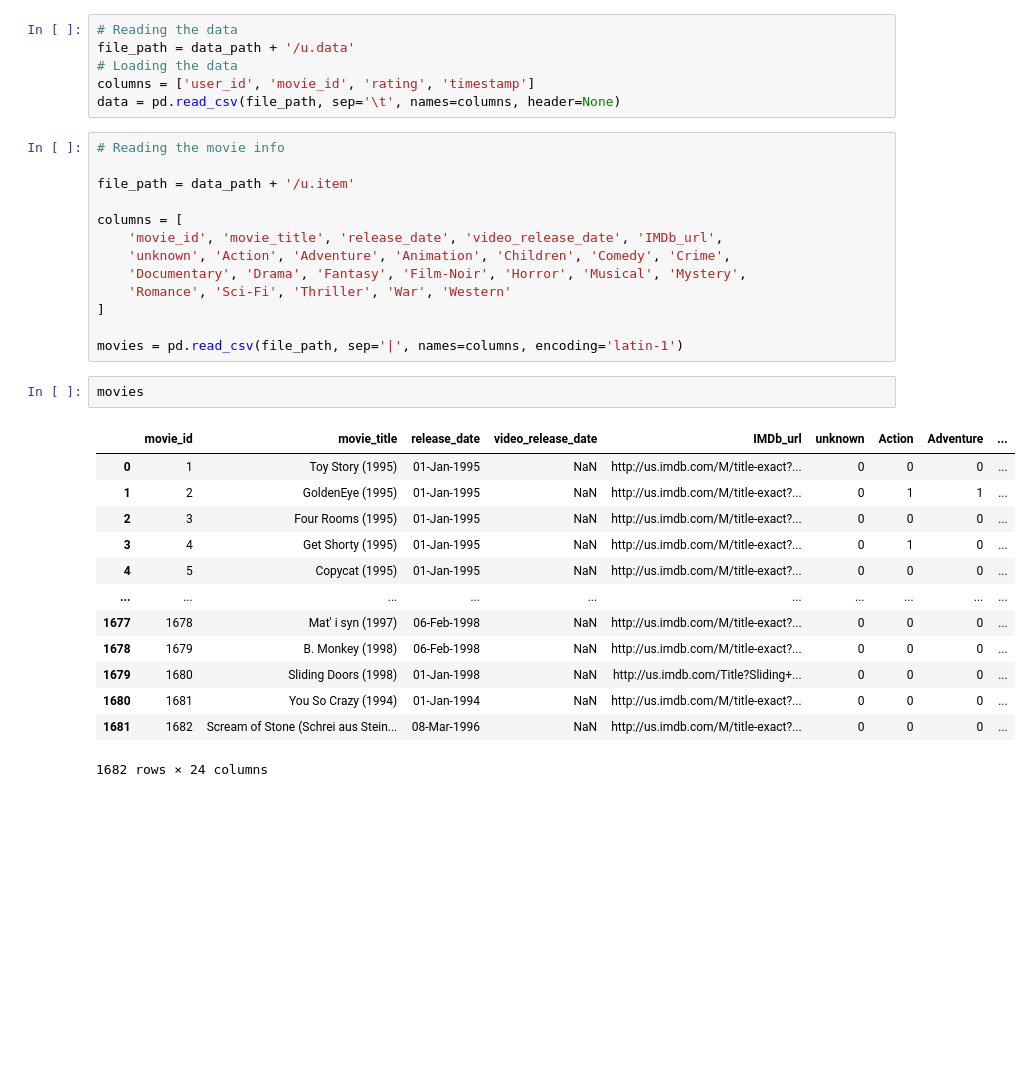
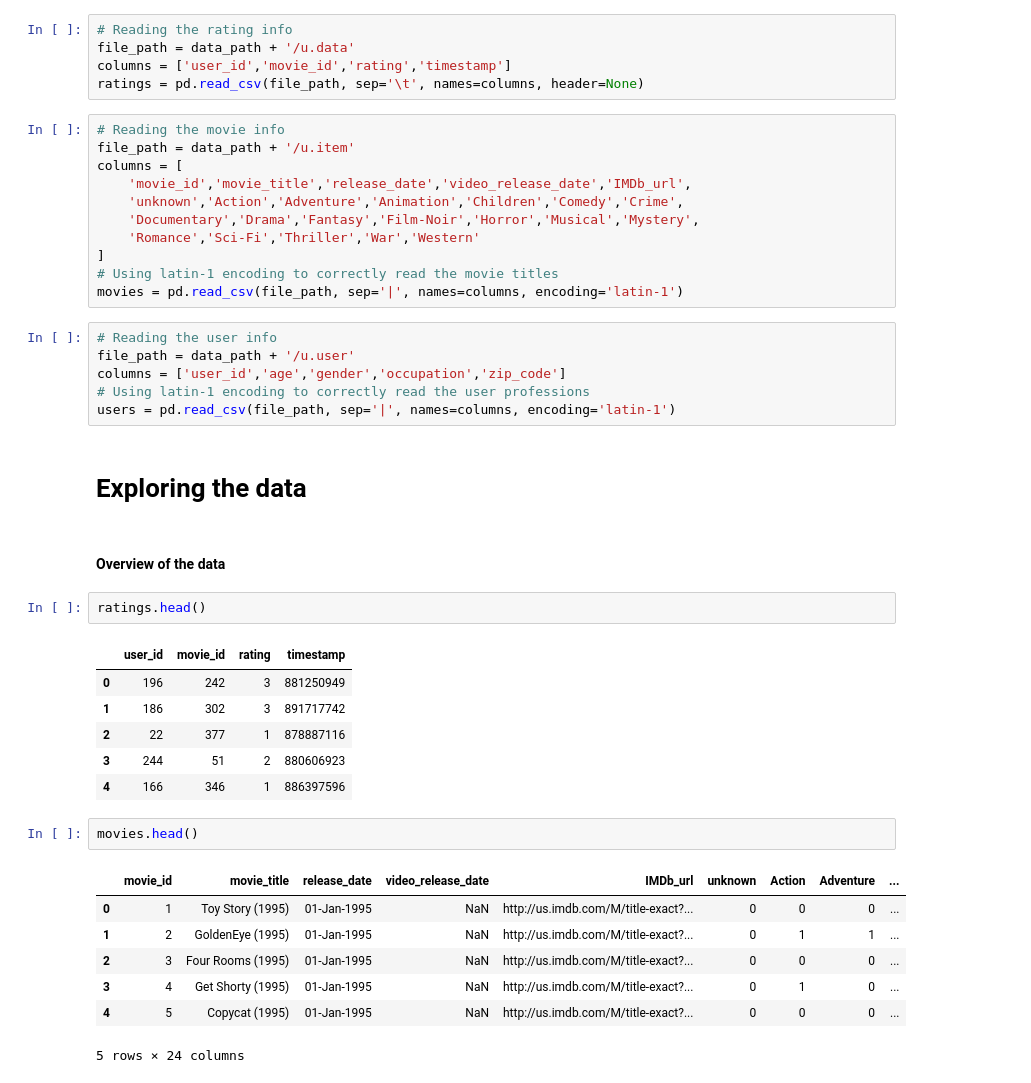
Before and after one commit to sanadrs/movie-recommendations, a Jupyter notebook: exploratory-analysis.ipynb, the cells around one changed output. Drawn from its saved outputs; the diff is of its cells as text; blank space fills up the shorter version.

Commit message:
Data exploration

```diff
--- a/exploratory-analysis.ipynb
+++ b/exploratory-analysis.ipynb
@@ -8,35 +24,45 @@ data_path = current_path + '/data/movielens-100k'
 # %%
-# Reading the data
+# Reading the rating info
 file_path = data_path + '/u.data'
-# Loading the data
-columns = ['user_id', 'movie_id', 'rating', 'timestamp']
-data = pd.read_csv(file_path, sep='\t', names=columns, header=None)
+columns = ['user_id','movie_id','rating','timestamp']
+ratings = pd.read_csv(file_path, sep='\t', names=columns, header=None)
 # %%
 # Reading the movie info
-
 file_path = data_path + '/u.item'
-
 columns = [
-    'movie_id', 'movie_title', 'release_date', 'video_release_date', 'IMDb_url',
-    'unknown', 'Action', 'Adventure', 'Animation', 'Children', 'Comedy', 'Crime',
-    'Documentary', 'Drama', 'Fantasy', 'Film-Noir', 'Horror', 'Musical', 'Mystery',
-    'Romance', 'Sci-Fi', 'Thriller', 'War', 'Western'
+    'movie_id','movie_title','release_date','video_release_date','IMDb_url',
+    'unknown','Action','Adventure','Animation','Children','Comedy','Crime',
+    'Documentary','Drama','Fantasy','Film-Noir','Horror','Musical','Mystery',
+    'Romance','Sci-Fi','Thriller','War','Western'
 ]
-
+# Using latin-1 encoding to correctly read the movie titles
 movies = pd.read_csv(file_path, sep='|', names=columns, encoding='latin-1')
+# %%
+# Reading the user info
+file_path = data_path + '/u.user'
+columns = ['user_id','age','gender','occupation','zip_code']
+# Using latin-1 encoding to correctly read the user professions
+users = pd.read_csv(file_path, sep='|', names=columns, encoding='latin-1')
+# %% [markdown]
+# Exploring the data
+# %% [markdown]
+#### Overview of the data
+# %%
+ratings.head()
+# %% [output]
+|  | user_id | movie_id | rating | timestamp |
+| 0 | 196 | 242 | 3 | 881250949 |
+| 1 | 186 | 302 | 3 | 891717742 |
+| 2 | 22 | 377 | 1 | 878887116 |
+| 3 | 244 | 51 | 2 | 880606923 |
+| 4 | 166 | 346 | 1 | 886397596 |
 # %%
-movies
+movies.head()
 # %% [output]
 |  | movie_id | movie_title | release_date | video_release_date | IMDb_url | unknown | Action | Adventure | ... |
 | 0 | 1 | Toy Story (1995) | 01-Jan-1995 | NaN | http://us.imdb.com/M/title-exact?... | 0 | 0 | 0 | ... |
 | 1 | 2 | GoldenEye (1995) | 01-Jan-1995 | NaN | http://us.imdb.com/M/title-exact?... | 0 | 1 | 1 | ... |
 | 2 | 3 | Four Rooms (1995) | 01-Jan-1995 | NaN | http://us.imdb.com/M/title-exact?... | 0 | 0 | 0 | ... |
 | 3 | 4 | Get Shorty (1995) | 01-Jan-1995 | NaN | http://us.imdb.com/M/title-exact?... | 0 | 1 | 0 | ... |
 | 4 | 5 | Copycat (1995) | 01-Jan-1995 | NaN | http://us.imdb.com/M/title-exact?... | 0 | 0 | 0 | ... |
-| ... | ... | ... | ... | ... | ... | ... | ... | ... | ... |
-| 1677 | 1678 | Mat' i syn (1997) | 06-Feb-1998 | NaN | http://us.imdb.com/M/title-exact?... | 0 | 0 | 0 | ... |
-| 1678 | 1679 | B. Monkey (1998) | 06-Feb-1998 | NaN | http://us.imdb.com/M/title-exact?... | 0 | 0 | 0 | ... |
-| 1679 | 1680 | Sliding Doors (1998) | 01-Jan-1998 | NaN | http://us.imdb.com/Title?Sliding+... | 0 | 0 | 0 | ... |
-| 1680 | 1681 | You So Crazy (1994) | 01-Jan-1994 | NaN | http://us.imdb.com/M/title-exact?... | 0 | 0 | 0 | ... |
-| 1681 | 1682 | Scream of Stone (Schrei aus Stein... | 08-Mar-1996 | NaN | http://us.imdb.com/M/title-exact?... | 0 | 0 | 0 | ... |
-1682 rows × 24 columns
+5 rows × 24 columns
```
Also changed, not shown: parts of 26 cells of this notebook.
